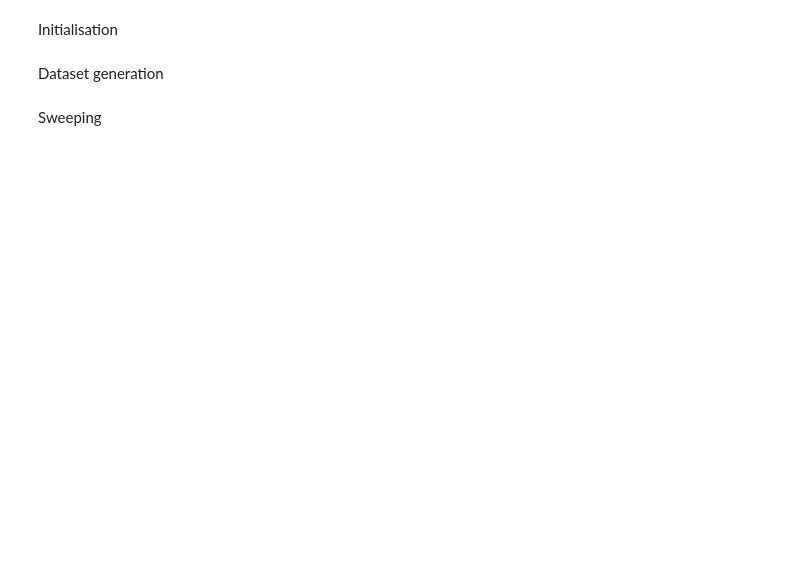
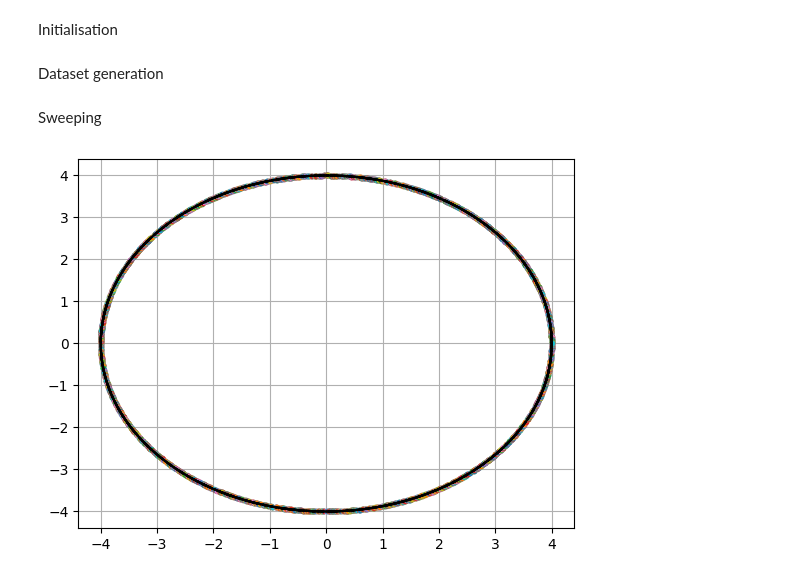
Before and after one commit to jacedoir/INF421_PI_Project, a Jupyter notebook: project.ipynb, the cells around one changed output. Drawn from its saved outputs; the diff is of its cells as text; code cells hidden in the pictures; blank space fills up the shorter version.

```diff
--- a/project.ipynb
+++ b/project.ipynb
@@ -61,8 +61,8 @@ def sort(L):
     return L[L[:,0].argsort()]
 # %%
 def orientiation_triangle(A,B,C):
-    cross_product = (B[0] - A[0])*(C[1] - A[1]) - (B[1] - A[1])*(C[0] - A[0])
-    if cross_product > 0:
+    determinent = (B[1] - A[1]) * (C[0] - B[0]) - (B[0] - A[0]) * (C[1] - B[1])
+    if determinent >= 0:
       return "clockwise"
     else:
         return "counter-clockwise"
@@ -68,0 +130,20 @@ def orientiation_triangle(A,B,C):
+# %%
+def affichage_chaine(Dataset):
+    Dataset = sort(Dataset)
+    chain_lower = sweeping_algorithm_lower(Dataset)
+    chain_upper = sweeping_algorithm_upper(Dataset)
+
+    #Plot des points
+    for i in range(np.size(Dataset, axis=0)):
+        plt.plot(Dataset[i][0], Dataset[i][1], marker=".")
+
+    #Plot of seigment
+    for i in range(len(chain_lower)-1):
+        plt.plot([chain_lower[i][0],chain_lower[i+1][0]], [chain_lower[i][1],chain_lower[i+1][1]], 'k-')
+    for i in range(len(chain_upper)-1):
+        plt.plot([chain_upper[i][0],chain_upper[i+1][0]], [chain_upper[i][1],chain_upper[i+1][1]], 'k-')
+
+    plt.grid()
+    plt.show()
+# %% [output]
+[figure, added]
```
Also changed, not shown: parts of 4 cells of this notebook, 2 other files.
